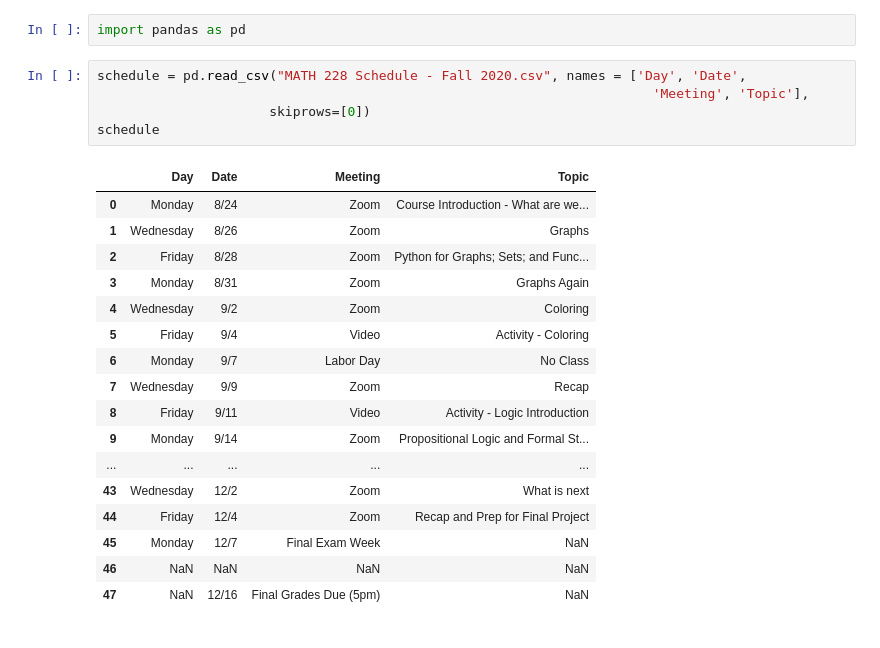
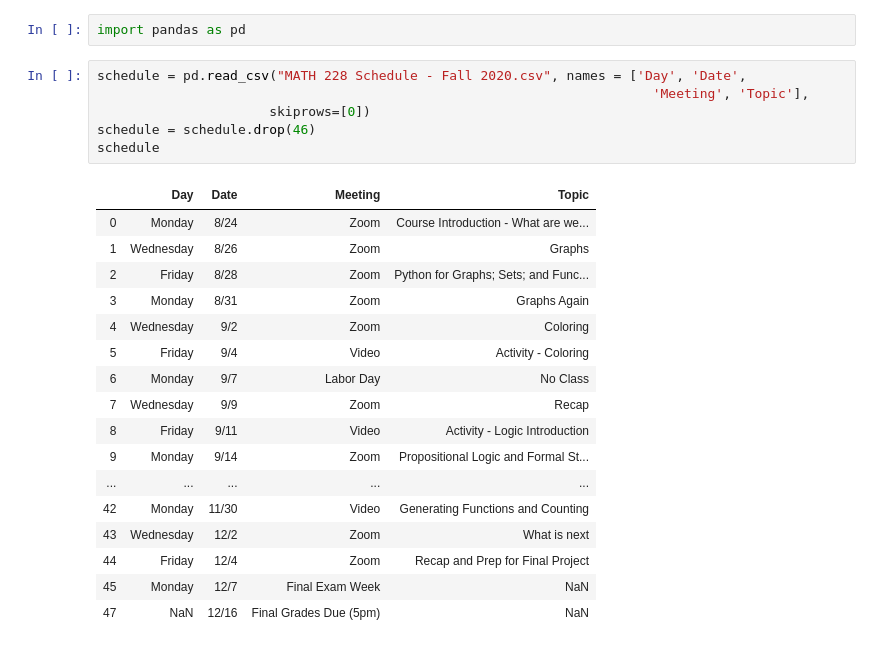
Before and after one commit to virgilpierce/MATH-228, a Jupyter notebook: Course Schedule.ipynb, the cells around one changed output. Drawn from its saved outputs; the diff is of its cells as text.

```diff
--- a/Course Schedule.ipynb
+++ b/Course Schedule.ipynb
@@ -3,23 +3,24 @@ import pandas as pd
 # %%
 schedule = pd.read_csv("MATH 228 Schedule - Fall 2020.csv", names = ['Day', 'Date',
                                                                        'Meeting', 'Topic'],
                       skiprows=[0])
+schedule = schedule.drop(46)
 schedule
 # %% [output]
 |  | Day | Date | Meeting | Topic |
 | 0 | Monday | 8/24 | Zoom | Course Introduction - What are we... |
 | 1 | Wednesday | 8/26 | Zoom | Graphs |
 | 2 | Friday | 8/28 | Zoom | Python for Graphs; Sets; and Func... |
 | 3 | Monday | 8/31 | Zoom | Graphs Again |
 | 4 | Wednesday | 9/2 | Zoom | Coloring |
 | 5 | Friday | 9/4 | Video | Activity - Coloring |
 | 6 | Monday | 9/7 | Labor Day | No Class |
 | 7 | Wednesday | 9/9 | Zoom | Recap |
 | 8 | Friday | 9/11 | Video | Activity - Logic Introduction |
 | 9 | Monday | 9/14 | Zoom | Propositional Logic and Formal St... |
 | ... | ... | ... | ... | ... |
+| 42 | Monday | 11/30 | Video | Generating Functions and Counting |
 | 43 | Wednesday | 12/2 | Zoom | What is next |
 | 44 | Friday | 12/4 | Zoom | Recap and Prep for Final Project |
 | 45 | Monday | 12/7 | Final Exam Week | NaN |
-| 46 | NaN | NaN | NaN | NaN |
 | 47 | NaN | 12/16 | Final Grades Due (5pm) | NaN |
```
Also changed, not shown: parts of 2 cells of this notebook.
